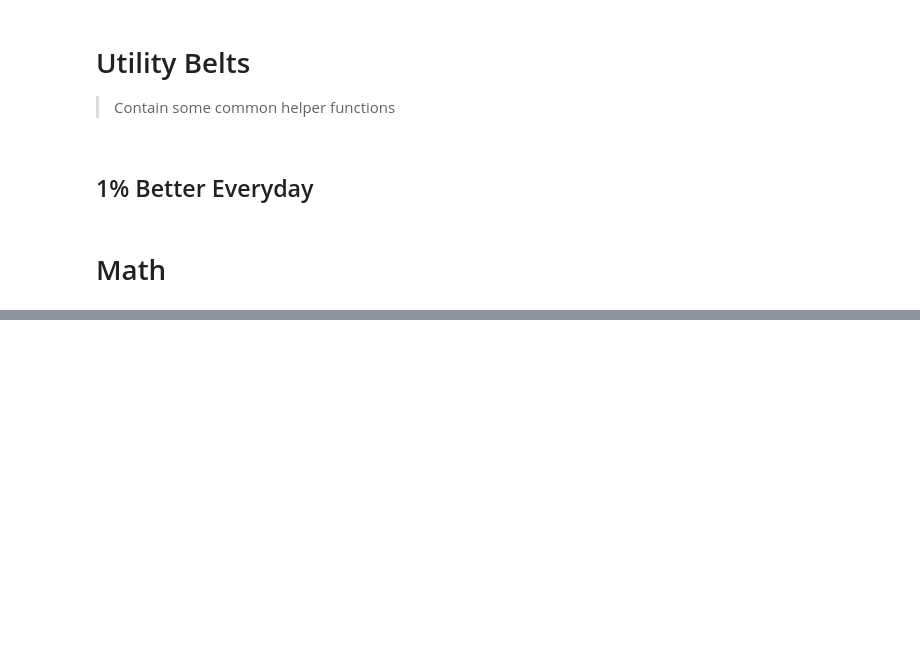
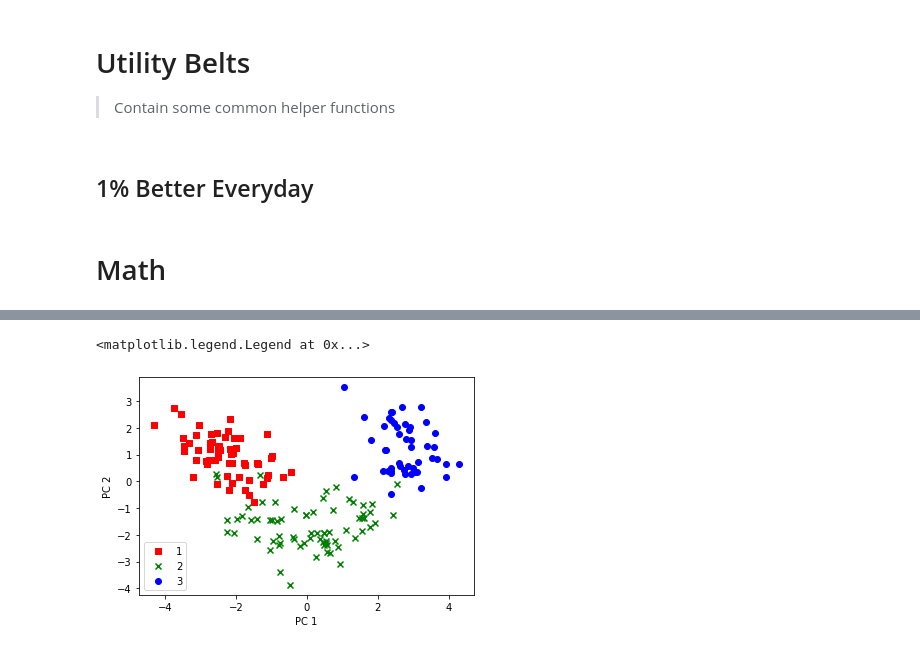
Before and after one commit to austinyhc/sensorai, a Jupyter notebook: nbs/01_utils.ipynb, the cells around one changed output, grey strips where cells are left out. Cells and saved outputs as stored; diff of their text form; code cells hidden in the pictures; blank space fills up the shorter version.

```diff
--- a/nbs/01_utils.ipynb
+++ b/nbs/01_utils.ipynb
@@ -37,0 +91,5 @@ test_eq(moving_average(x,4), [0.,0.5,1.,1.5,2.5,3.5,4.5,5.5,6.5,7.5])
+# %%
+eigen_pairs = [(np.abs(eigen_vals[i]), eigen_vecs[:,i])
+               for i in range(len(eigen_vals))]
+# %%
+eigen_pairs.sort(key=lambda x: x[0], reverse=True)
@@ -37,0 +107,2 @@ test_eq(moving_average(x,4), [0.,0.5,1.,1.5,2.5,3.5,4.5,5.5,6.5,7.5])
+# %%
+w = np.stack([eigen_pairs[0][1], eigen_pairs[1][1]], axis=1)
@@ -37,0 +113,15 @@ test_eq(moving_average(x,4), [0.,0.5,1.,1.5,2.5,3.5,4.5,5.5,6.5,7.5])
+# %%
+xpca = xn.numpy().dot(w)
+# %%
+colors = ['r', 'g', 'b']
+markers = ['s', 'x', 'o']
+for l,c,m in zip(np.unique(y.numpy()), colors, markers):
+    plt.scatter(xpca[y.numpy()==l, 0],
+                xpca[y.numpy()==l, 1],
+                c=c, label=l, marker=m)
+plt.xlabel("PC 1")
+plt.ylabel("PC 2")
+plt.legend(loc='lower left')
+# %% [output]
+<matplotlib.legend.Legend at 0x...>
+[figure, added]
```
Also changed, not shown: parts of 20 cells of this notebook, 6 other files.
